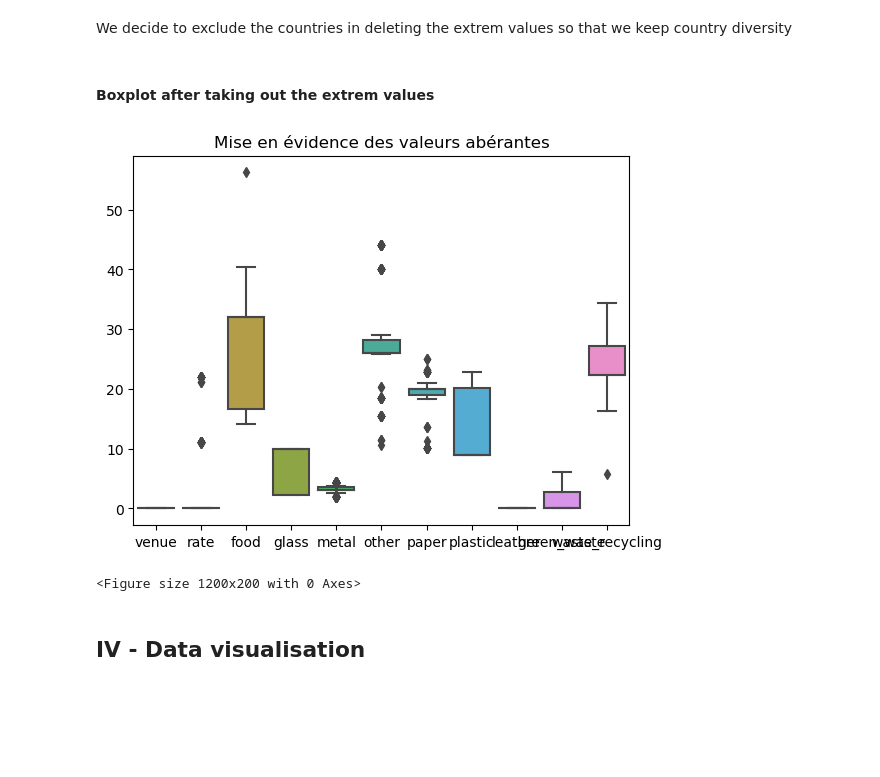
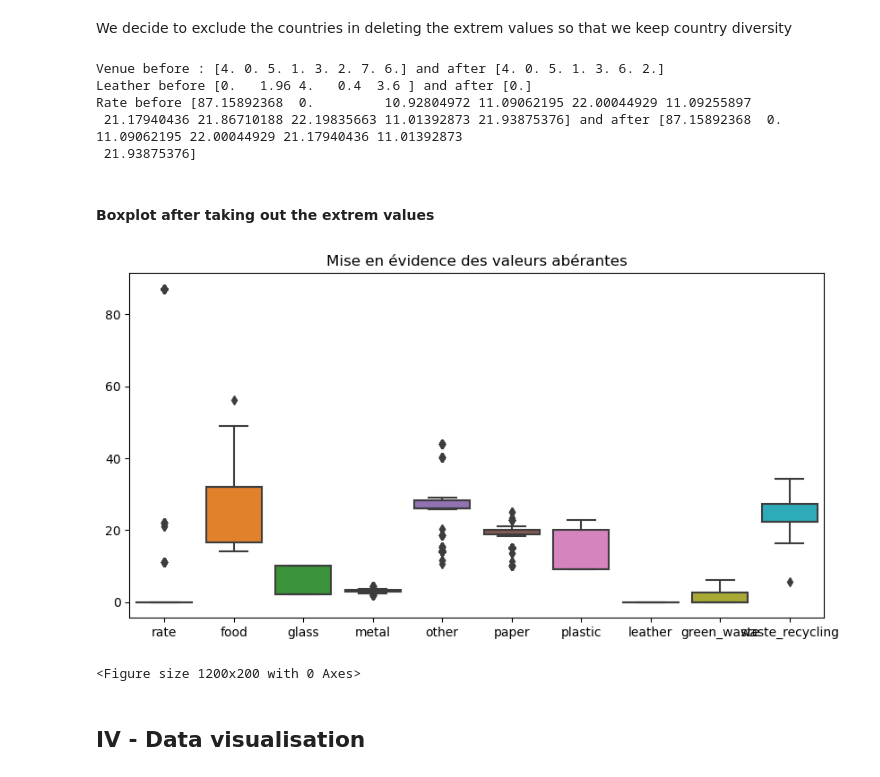
Before and after one commit to Cassette86/Green_ai_project_Water_polution, a Jupyter notebook: water_pollution_dataset/main.ipynb, the cells around one changed output. Cells and saved outputs as stored; diff of their text form; code cells hidden in the pictures; blank space fills up the shorter version.

Commit message:
Finished preprocessing (deleting columns too corelated, now the code runs without bugs

```diff
--- a/water_pollution_dataset/main.ipynb
+++ b/water_pollution_dataset/main.ipynb
@@ -193,21 +187,40 @@ plt.show()
 # %% [markdown]
 We decide to exclude the countries in deleting the extrem values so that we keep country diversity
 # %%
-Q1 = df.drop(columns=['Country_mapped','polution']).quantile(0.10)
-Q3 = df.drop(columns=['Country_mapped','polution']).quantile(0.90)
+Q1 = df.drop(columns=['Country_mapped','polution','venue','leather','rate']).quantile(0.10)
+Q3 = df.drop(columns=['Country_mapped','polution','venue','leather','rate']).quantile(0.90)
 IQR = Q3 - Q1
 
 # Utilisez la méthode loc pour filtrer les lignes sur les colonnes spécifiques
-df = df.loc[~((df.drop(columns=['Country_mapped','polution']) < (Q1 - 1.5 * IQR)) | (df.drop(columns=['Country_mapped','polution']) > (Q3 + 1.5 * IQR))).any(axis=1)]
+df = df.loc[~((df.drop(columns=['Country_mapped','polution','venue','leather','rate']) < (Q1 - 1.5 * IQR)) | (df.drop(columns=['Country_mapped','polution','venue','leather','rate']) > (Q3 + 1.5 * IQR))).any(axis=1)]
+# %%
+venue_before = df_copy['venue'].unique()
+venue_after = df['venue'].unique()
+
+leather_before = df_copy['leather'].unique()
+leather_after = df['leather'].unique()
+
+rate_before = df_copy['rate'].unique()
+rate_after = df['rate'].unique()
+
+print(f'Venue before : {venue_before} and after {venue_after}\nLeather before {leather_before} and after {leather_after}\nRate before {rate_before} and after {rate_after}')
+# %% [output]
+Venue before : [4. 0. 5. 1. 3. 2. 7. 6.] and after [4. 0. 5. 1. 3. 6. 2.]
+Leather before [0.   1.96 4.   0.4  3.6 ] and after [0.]
+Rate before [87.15892368  0.         10.92804972 11.09062195 22.00044929 11.09255897
+ 21.17940436 21.86710188 22.19835663 11.01392873 21.93875376] and after [87.15892368  0.         11.09062195 22.00044929 21.17940436 11.01392873
+ 21.93875376]
 # %% [markdown]
 #### Boxplot after taking out the extrem values
 # %%
-subset_df = df[['venue', 'rate','food','glass','metal','other','paper','plastic','leather','green_waste','waste_recycling']]
+subset_df = df[['rate','food','glass','metal','other','paper','plastic','leather','green_waste','waste_recycling']]
+
+plt.figure(figsize=(10, 5))
 
 sns.boxplot(data = subset_df)
 plt.title('Mise en évidence des valeurs abérantes')
 plt.figure(figsize=(12,2))
 plt.show()
 # %% [output]
-[figure, old version]
+[figure, new version]
 <Figure size 1200x200 with 0 Axes>
```
Also changed, not shown: parts of 22 cells of this notebook.
